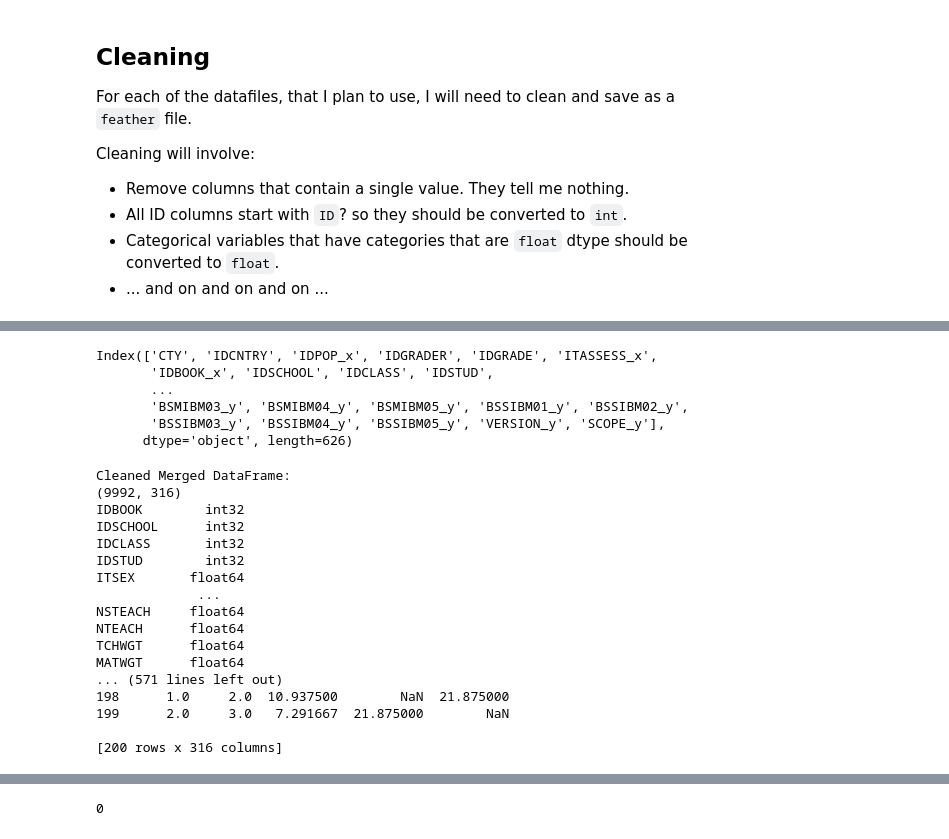
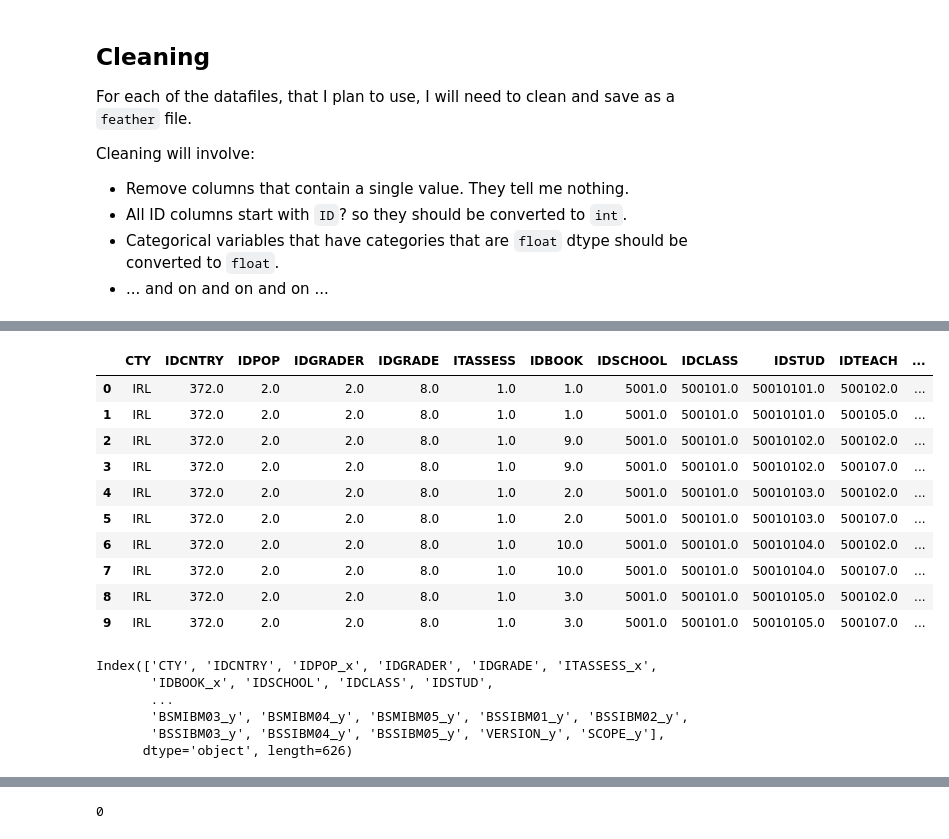
Before and after one commit to Mark6222/DataMining2Dashboard, a Jupyter notebook: T23_G8_-_01_-_Import.ipynb, the cells around one changed output, grey strips where cells are left out. Drawn from its saved outputs; the diff is of its cells as text; code cells hidden in the pictures.

```diff
--- a/T23_G8_-_01_-_Import.ipynb
+++ b/T23_G8_-_01_-_Import.ipynb
@@ -428,3 +420,17 @@ Index(['CTY', 'IDCNTRY', 'IDPOP', 'IDGRADER', 'IDGRADE', 'ITASSESS', 'IDBOOK',
+# %%
+bst_df.head(10)
+# %% [output]
+|  | CTY | IDCNTRY | IDPOP | IDGRADER | IDGRADE | ITASSESS | IDBOOK | IDSCHOOL | IDCLASS | IDSTUD | IDTEACH | ... |
+| 0 | IRL | 372.0 | 2.0 | 2.0 | 8.0 | 1.0 | 1.0 | 5001.0 | 500101.0 | 50010101.0 | 500102.0 | ... |
+| 1 | IRL | 372.0 | 2.0 | 2.0 | 8.0 | 1.0 | 1.0 | 5001.0 | 500101.0 | 50010101.0 | 500105.0 | ... |
+| 2 | IRL | 372.0 | 2.0 | 2.0 | 8.0 | 1.0 | 9.0 | 5001.0 | 500101.0 | 50010102.0 | 500102.0 | ... |
+| 3 | IRL | 372.0 | 2.0 | 2.0 | 8.0 | 1.0 | 9.0 | 5001.0 | 500101.0 | 50010102.0 | 500107.0 | ... |
+| 4 | IRL | 372.0 | 2.0 | 2.0 | 8.0 | 1.0 | 2.0 | 5001.0 | 500101.0 | 50010103.0 | 500102.0 | ... |
+| 5 | IRL | 372.0 | 2.0 | 2.0 | 8.0 | 1.0 | 2.0 | 5001.0 | 500101.0 | 50010103.0 | 500107.0 | ... |
+| 6 | IRL | 372.0 | 2.0 | 2.0 | 8.0 | 1.0 | 10.0 | 5001.0 | 500101.0 | 50010104.0 | 500102.0 | ... |
+| 7 | IRL | 372.0 | 2.0 | 2.0 | 8.0 | 1.0 | 10.0 | 5001.0 | 500101.0 | 50010104.0 | 500107.0 | ... |
+| 8 | IRL | 372.0 | 2.0 | 2.0 | 8.0 | 1.0 | 3.0 | 5001.0 | 500101.0 | 50010105.0 | 500102.0 | ... |
+| 9 | IRL | 372.0 | 2.0 | 2.0 | 8.0 | 1.0 | 3.0 | 5001.0 | 500101.0 | 50010105.0 | 500107.0 | ... |
 # %%
 merged_df = pd.merge(bsg_df, bst_df, on=['IDSTUD', 'IDCLASS', 'IDSCHOOL', 'CTY', 'IDCNTRY', 'IDGRADER', 'IDGRADE'], how='inner')
 merged_df.columns
@@ -435,55 +441,6 @@ Index(['CTY', 'IDCNTRY', 'IDPOP_x', 'IDGRADER', 'IDGRADE', 'ITASSESS_x',
        'BSMIBM03_y', 'BSMIBM04_y', 'BSMIBM05_y', 'BSSIBM01_y', 'BSSIBM02_y',
        'BSSIBM03_y', 'BSSIBM04_y', 'BSSIBM05_y', 'VERSION_y', 'SCOPE_y'],
       dtype='object', length=626)
-# %%
-
-
-# Merge the two DataFrames on the school ID
-
-# Drop Duplicate Columns
-columns_to_drop = [col for col in merged_df.columns if col.endswith('_y')]
-merged_df = merged_df.drop(columns=columns_to_drop)
-
-# Drop Science Columns
-columns_to_drop = [col for col in merged_df.columns if col.startswith(("BSBS", "BSBB", "BSBE", "BSBC", "BSBP"))]
-merged_df = merged_df.drop(columns=columns_to_drop)
-
-# Remove _x from column names
-merged_df.columns = merged_df.columns.str.replace('_x', '')
-
-# Drop columns with only one unique value
-merged_df = merged_df.loc[:, merged_df.apply(pd.Series.nunique) != 1]
-
-# Convert ID columns to int and categorical float columns to float
-for col in merged_df.columns:
-    if col.startswith('ID'):
-        merged_df[col] = merged_df[col].astype(int)
-    if merged_df[col].dtype == 'category' and merged_df[col].cat.categories.dtype == 'float64':
-        merged_df[col] = merged_df[col].astype(float)
-
-# Print the shape and first few rows of the cleaned DataFrame
-print("\nCleaned Merged DataFrame:")
-print(merged_df.shape)
-print(merged_df.dtypes)
-print(merged_df.head(200))
-# %% [output]
-Cleaned Merged DataFrame:
-(9992, 316)
-IDBOOK        int32
-IDSCHOOL      int32
-IDCLASS       int32
-IDSTUD        int32
-ITSEX       float64
-             ...
-NSTEACH     float64
-NTEACH      float64
-TCHWGT      float64
-MATWGT      float64
-... (571 lines left out)
-198      1.0     2.0  10.937500        NaN  21.875000
-199      2.0     3.0   7.291667  21.875000        NaN
-
-[200 rows x 316 columns]
 # %%
 merged_df.describe()
 # %% [output]
```
Also changed, not shown: parts of 19 cells of this notebook, 3 other files.
